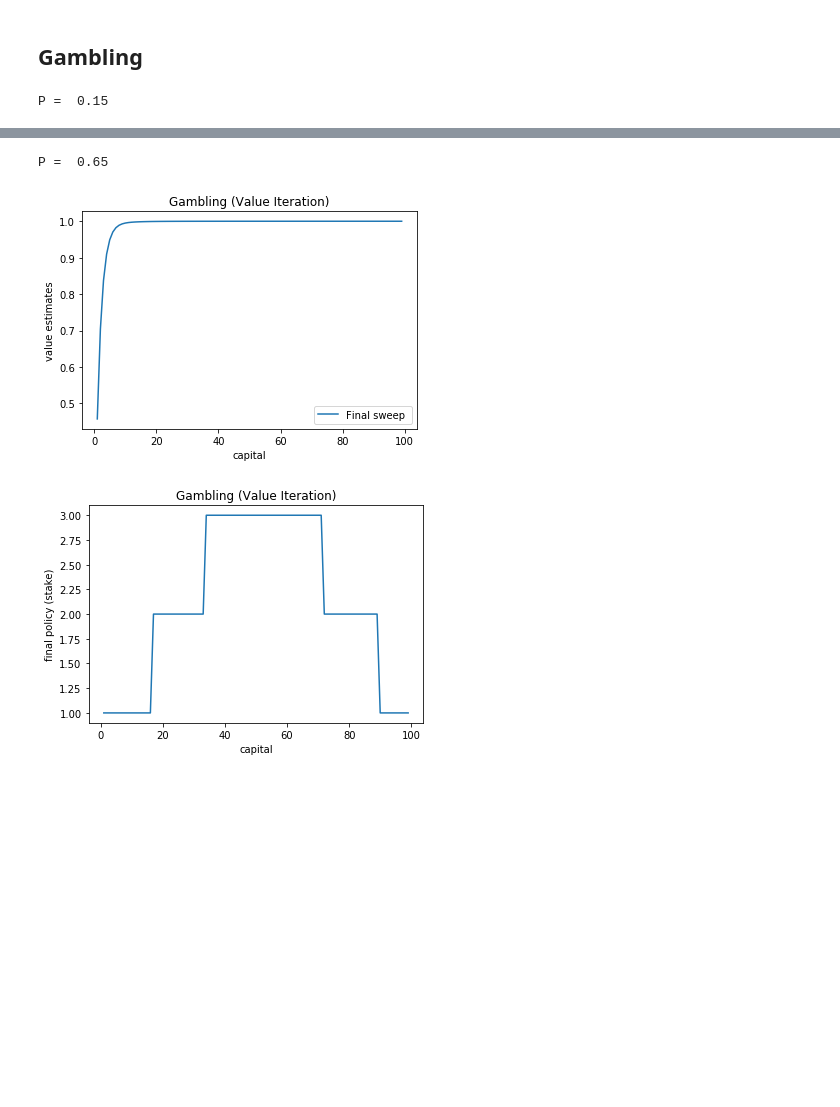
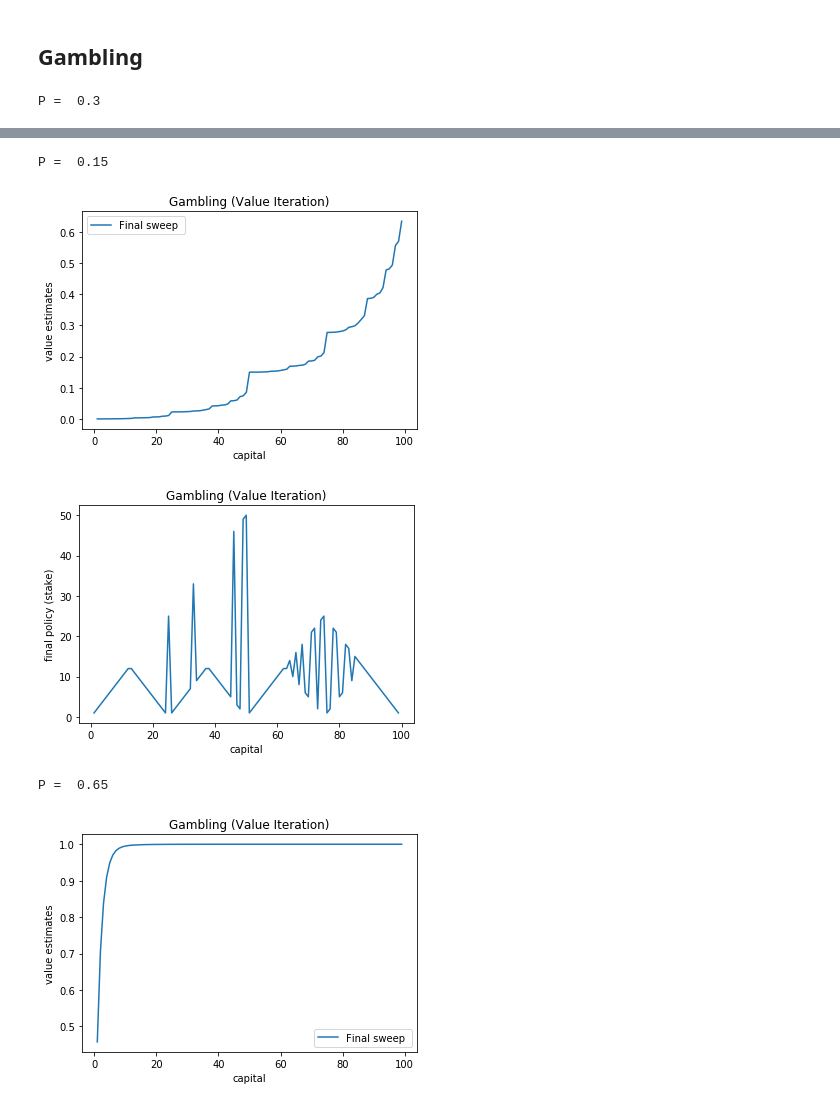
Before and after one commit to devloper13/Topics-in-Machine-Learning, a Jupyter notebook: main.ipynb, the cells around one changed output, grey strips where cells are left out. Cells and saved outputs as stored; diff of their text form; code cells hidden in the pictures; blank space fills up the shorter version.

Commit message:
partial plots done. Check car rental

```diff
--- a/main.ipynb
+++ b/main.ipynb
@@ -64,7 +64,7 @@ class GridWorld(DiscreteEnvironment):
                 self.navigate_col += 1
 
             if self.foul_state(self.navigate_row,self.navigate_col):
-                reward = 0
+                reward = -1
                 done = True
                 state = (row_copy,col_copy)
                 #print(state)
@@ -525,34 +526,10 @@ class Gamble:
         #self.maxrow = r
         self.maxcol = 101
         self.tot_act = 51
-        self.actions = [i for i in range(0,self.tot_act)]
+        self.actions = [i for i in range(1,self.tot_act)]
         self.vi_list = []
         self.p = p
         self.P = [self.p,1-self.p]
-
-    '''
-    Under construction
-    '''
-    def vi_test(self,Q):
-        N = 10
-        return_val = 0
-        while N:
-            start_row = 0#random.randint(0,self.maxrow-1)
-            start_col = 0#random.randint(0,self.maxcol-1)
-            tot_iter = 20
-            while tot_iter:
-                state = (start_row,start_col)
-                self.set_start_state(state)
-                action = np.argmax(Q[state])
-                new_state,reward,done = self.step(action)
-                return_val += (reward + 0.9 * np.max(Q[new_state]))/N
-                if new_state[0] == self.goal_row and new_state[1] == self.goal_col:
-                    break
-                tot_iter -= 1
-                start_row = new_state[0]
-                state_col = new_state[1]
-            N-=1
-        self.vi_list.append(return_val)
 # %%
 class ValueIterationGamble:
     def __init__(self,env):
@@ -567,15 +544,18 @@ class ValueIterationGamble:
         eps = 1e-2
         iterations = 100
         while iterations:
-            for state in range(1,len(self.V)-1):
+            for state in range(0,len(self.V)):
                 #print(state)
                 v = self.V[state]
+                limit = min(state,100-state)
+                if limit == 0:
+                    continue
                 for action in self.env.actions:
                     #self.env.set_start_state(state)
                     #new_state,reward,done = self.env.step(action)
                     #print(reward)
                     self.Q[state][action] = self.calculate_reward(action,state)
-                    if action == min(state,100-state):
+                    if action == limit:
                         break
                 self.V[state] = np.max(self.Q[state])
                 #delta = max(delta,abs(v-self.V[state]))
@@ -608,7 +588,7 @@ class ValueIterationGamble:
     def get_action(self):
         pass
 # %%
-tests = [0.15,0.65]
+tests = [0.3,0.15,0.65]
 for p in tests:
     env_gamble =  Gamble(p)
     agent_gamble = ValueIterationGamble(env_gamble)
@@ -616,8 +596,8 @@ for p in tests:
     agent_gamble.get_best_policy()
     #plot
     print('P = ',p)
-    capital = [i for i in range(0,100)]
-    plt.plot(capital[1:],agent_gamble.V[1:-1],label='Final sweep ')
+    capital = [i for i in range(1,100)]
+    plt.plot(capital,agent_gamble.V[1:-1],label='Final sweep ')
     #plt.axis([1,99,0,1])
     plt.xlabel("capital")
     plt.ylabel("value estimates")
@@ -625,11 +605,11 @@ for p in tests:
     plt.legend()
     plt.show()
 
-    plt.plot(capital[1:],agent_gamble.policy[1:])
+    plt.plot(capital,agent_gamble.policy[1:-1])
     #plt.axis([1,100])
     plt.xlabel("capital")
     plt.ylabel("final policy (stake)")
     plt.title("Gambling (Value Iteration)")
     plt.show()
 # %% [output]
-P =  0.15
+P =  0.3
@@ -638,3 +618,5 @@ P =  0.15
-P =  0.65
+P =  0.15
-[figure, old version]
+[figure, new version]
-[figure, old version]
+[figure, new version]
+P =  0.65
+[figure, added]
```
Also changed, not shown: parts of 6 cells of this notebook.
